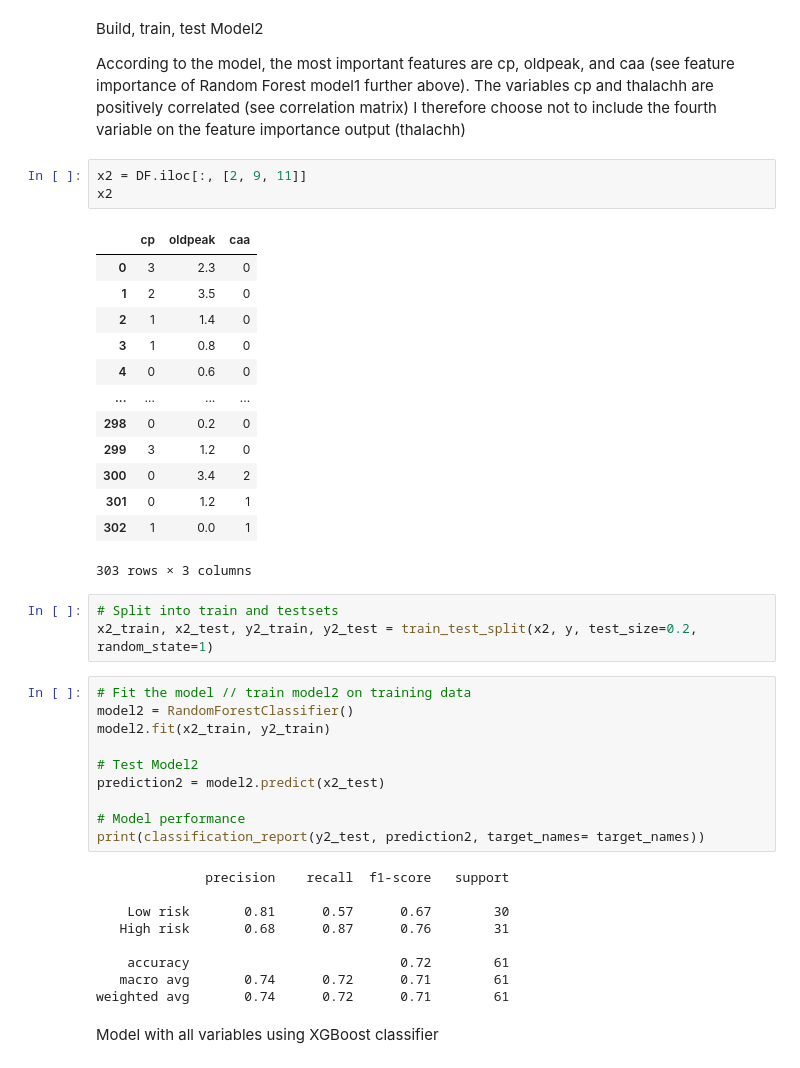
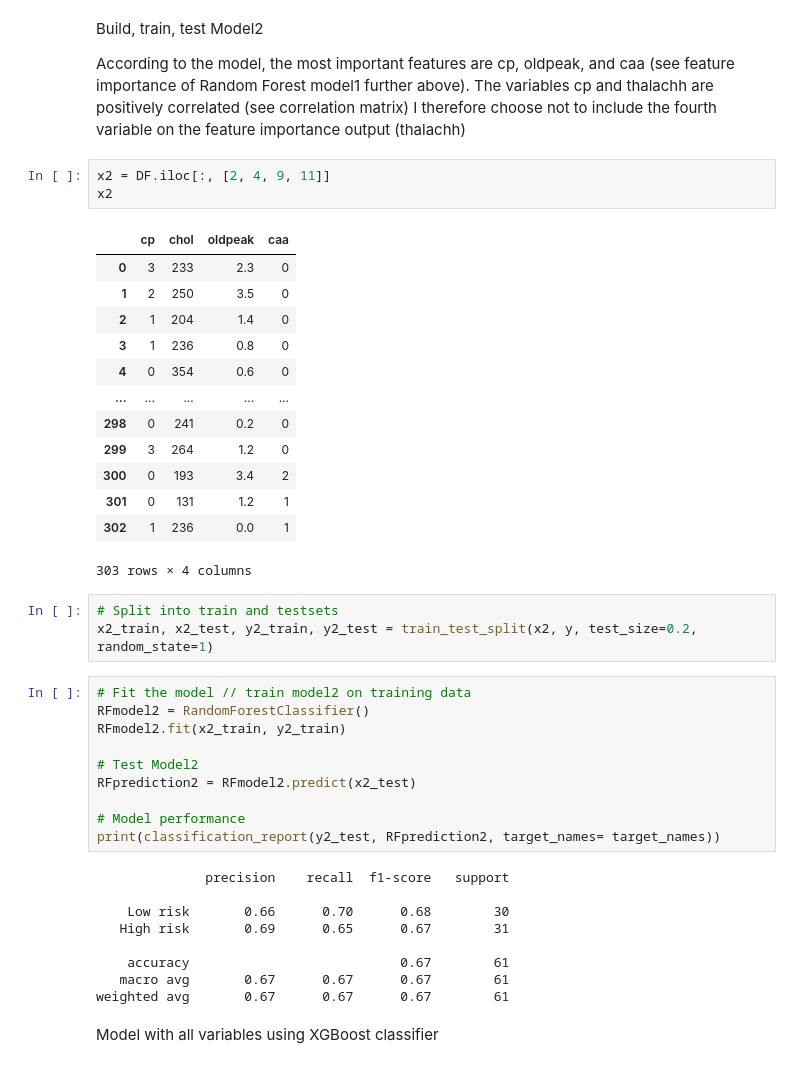
Before and after one commit to GacildaAnne/DatascienceExam, a Jupyter notebook: ExamVS.ipynb, the cells around one changed output. Cells and saved outputs as stored; diff of their text form.

```diff
--- a/ExamVS.ipynb
+++ b/ExamVS.ipynb
@@ -260,44 +265,44 @@ Build, train, test Model2
 According to the model, the most important features are cp, oldpeak, and caa (see feature importance of Random Forest model1 further above).
 The variables cp and thalachh are positively correlated (see correlation matrix) I therefore choose not to include the fourth variable on the feature importance output (thalachh)
 # %%
-x2 = DF.iloc[:, [2, 9, 11]]
+x2 = DF.iloc[:, [2, 4, 9, 11]]
 x2
 # %% [output]
-|  | cp | oldpeak | caa |
-| 0 | 3 | 2.3 | 0 |
-| 1 | 2 | 3.5 | 0 |
-| 2 | 1 | 1.4 | 0 |
-| 3 | 1 | 0.8 | 0 |
-| 4 | 0 | 0.6 | 0 |
-| ... | ... | ... | ... |
-| 298 | 0 | 0.2 | 0 |
-| 299 | 3 | 1.2 | 0 |
-| 300 | 0 | 3.4 | 2 |
-| 301 | 0 | 1.2 | 1 |
-| 302 | 1 | 0.0 | 1 |
+|  | cp | chol | oldpeak | caa |
+| 0 | 3 | 233 | 2.3 | 0 |
+| 1 | 2 | 250 | 3.5 | 0 |
+| 2 | 1 | 204 | 1.4 | 0 |
+| 3 | 1 | 236 | 0.8 | 0 |
+| 4 | 0 | 354 | 0.6 | 0 |
+| ... | ... | ... | ... | ... |
+| 298 | 0 | 241 | 0.2 | 0 |
+| 299 | 3 | 264 | 1.2 | 0 |
+| 300 | 0 | 193 | 3.4 | 2 |
+| 301 | 0 | 131 | 1.2 | 1 |
+| 302 | 1 | 236 | 0.0 | 1 |
-303 rows × 3 columns
+303 rows × 4 columns
 # %%
 # Split into train and testsets
 x2_train, x2_test, y2_train, y2_test = train_test_split(x2, y, test_size=0.2, random_state=1)
 # %%
 # Fit the model // train model2 on training data
-model2 = RandomForestClassifier()
-model2.fit(x2_train, y2_train)
+RFmodel2 = RandomForestClassifier()
+RFmodel2.fit(x2_train, y2_train)
 
 # Test Model2
-prediction2 = model2.predict(x2_test)
+RFprediction2 = RFmodel2.predict(x2_test)
 
 # Model performance
-print(classification_report(y2_test, prediction2, target_names= target_names))
+print(classification_report(y2_test, RFprediction2, target_names= target_names))
 # %% [output]
               precision    recall  f1-score   support
 
-    Low risk       0.81      0.57      0.67        30
-   High risk       0.68      0.87      0.76        31
+    Low risk       0.66      0.70      0.68        30
+   High risk       0.69      0.65      0.67        31
 
-    accuracy                           0.72        61
-   macro avg       0.74      0.72      0.71        61
-weighted avg       0.74      0.72      0.71        61
+    accuracy                           0.67        61
+   macro avg       0.67      0.67      0.67        61
+weighted avg       0.67      0.67      0.67        61
 # %% [markdown]
 Model with all variables using XGBoost classifier
 # %%
```
Also changed, not shown: parts of 14 cells of this notebook, 1 other file.
